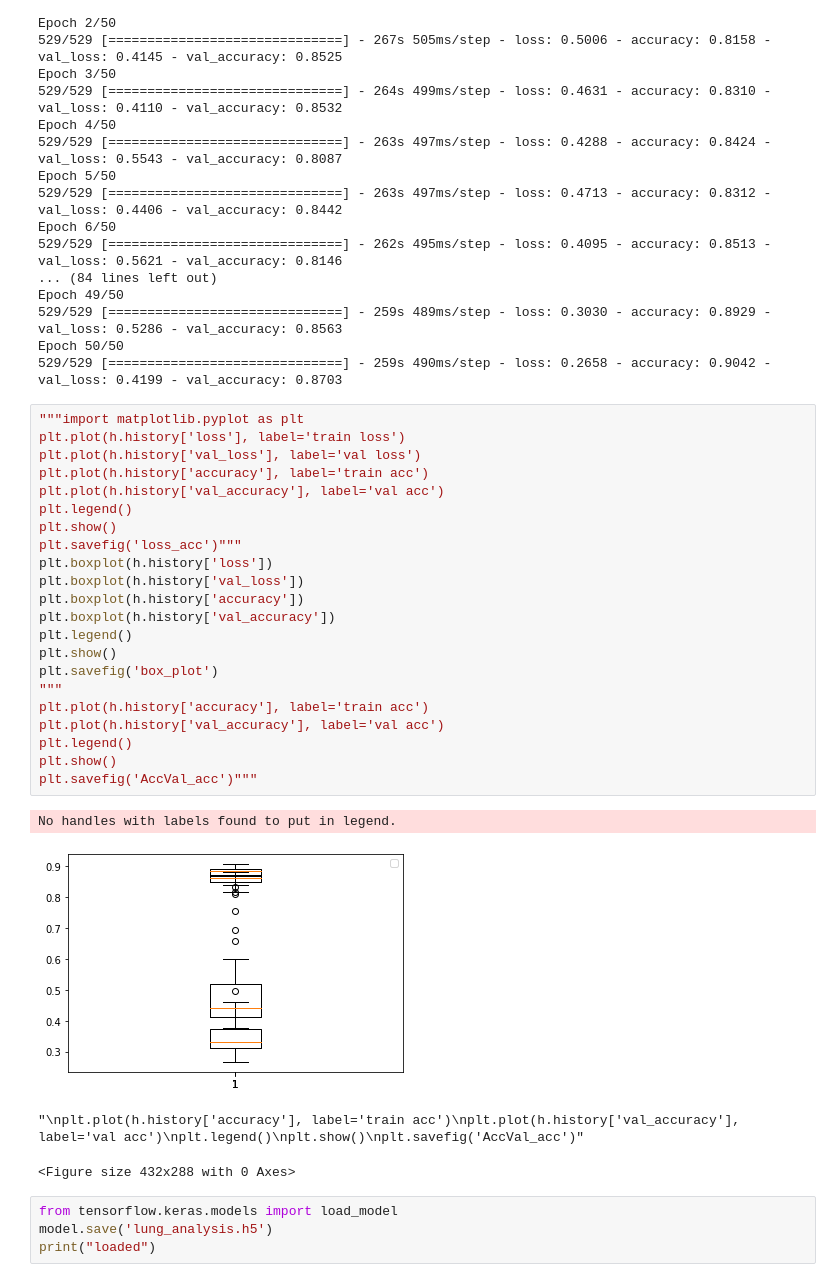
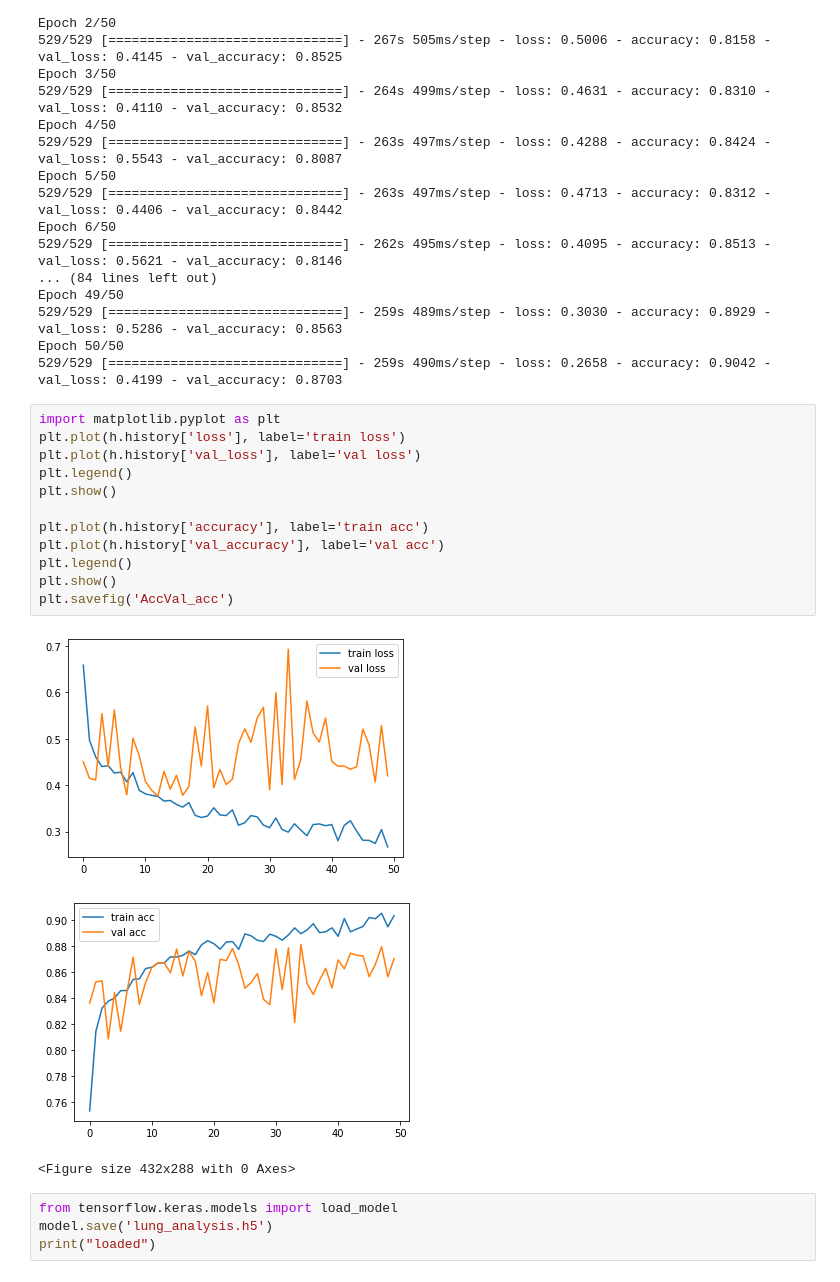
Before and after one commit to hrushikeshmeka/COVID_Predictor, a Jupyter notebook: covid_analysis.ipynb, the cells around one changed output. Cells and saved outputs as stored; diff of their text form.

```diff
--- a/covid_analysis.ipynb
+++ b/covid_analysis.ipynb
@@ -117,32 +117,21 @@ Epoch 49/50
 Epoch 50/50
 529/529 [==============================] - 259s 490ms/step - loss: 0.2658 - accuracy: 0.9042 - val_loss: 0.4199 - val_accuracy: 0.8703
 # %%
-"""import matplotlib.pyplot as plt
+import matplotlib.pyplot as plt
 plt.plot(h.history['loss'], label='train loss')
 plt.plot(h.history['val_loss'], label='val loss')
+plt.legend()
+plt.show()
+
 plt.plot(h.history['accuracy'], label='train acc')
 plt.plot(h.history['val_accuracy'], label='val acc')
 plt.legend()
 plt.show()
-plt.savefig('loss_acc')"""
-plt.boxplot(h.history['loss'])
-plt.boxplot(h.history['val_loss'])
-plt.boxplot(h.history['accuracy'])
-plt.boxplot(h.history['val_accuracy'])
-plt.legend()
-plt.show()
-plt.savefig('box_plot')
-"""
-plt.plot(h.history['accuracy'], label='train acc')
-plt.plot(h.history['val_accuracy'], label='val acc')
-plt.legend()
-plt.show()
-plt.savefig('AccVal_acc')"""
+plt.savefig('AccVal_acc')
 # %% [output]
+[figure, new version]
+[figure, added]
-No handles with labels found to put in legend.
+<Figure size 432x288 with 0 Axes>
-[figure, old version]
-"\nplt.plot(h.history['accuracy'], label='train acc')\nplt.plot(h.history['val_accuracy'], label='val acc')\nplt.legend()\nplt.show()\nplt.savefig('AccVal_acc')"
-<Figure size 432x288 with 0 Axes>
 # %%
 from tensorflow.keras.models import load_model
 model.save('lung_analysis.h5')
```
Also changed, not shown: parts of 1 cell of this notebook.
